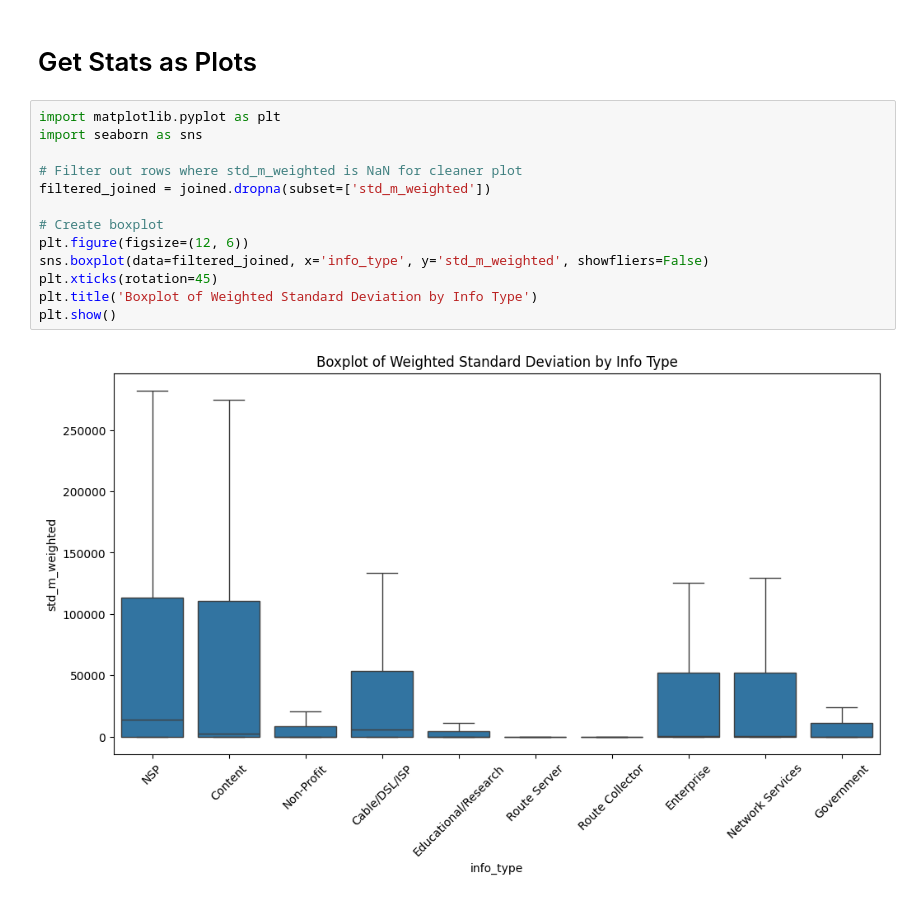
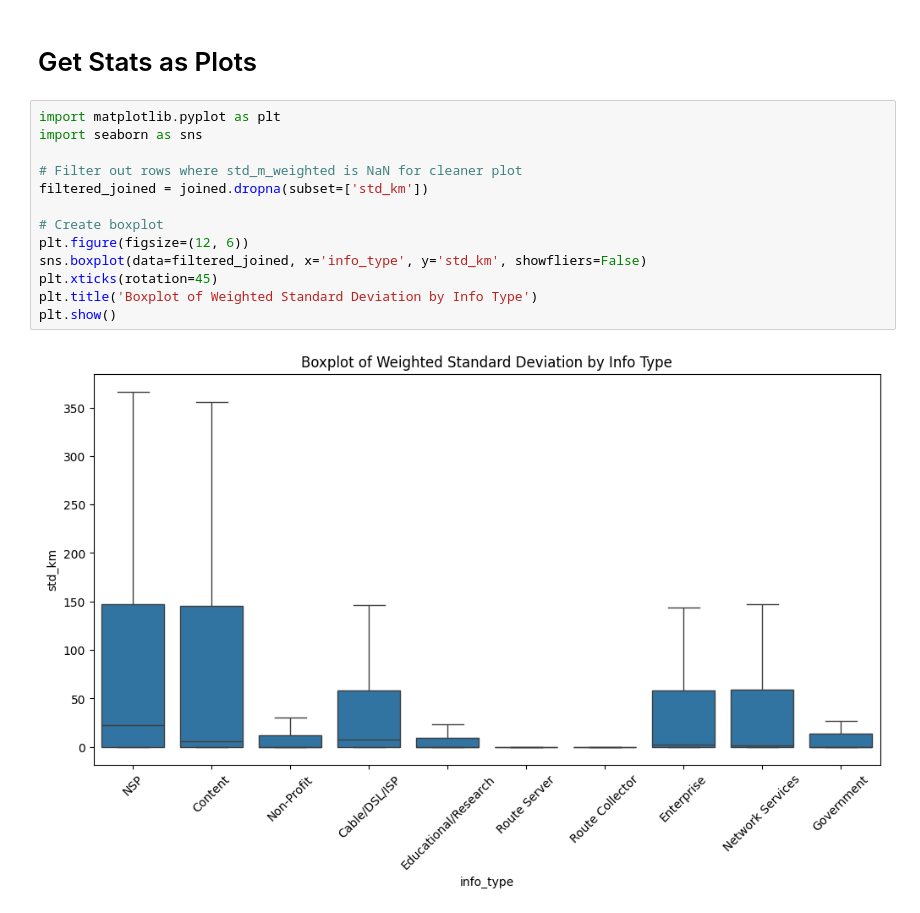
Before and after one commit to JohannesHartUniKassel/asn-classifier, a Jupyter notebook: notebooks/research/evaluate_geolocations.ipynb, the cells around one changed output. Saved outputs shown, nothing was run; the diff lists cells and outputs as text.

```diff
--- a/notebooks/research/evaluate_geolocations.ipynb
+++ b/notebooks/research/evaluate_geolocations.ipynb
@@ -124,18 +168,18 @@ joined.head()
 # %%
 import matplotlib.pyplot as plt
 import seaborn as sns
 
 # Filter out rows where std_m_weighted is NaN for cleaner plot
-filtered_joined = joined.dropna(subset=['std_m_weighted'])
+filtered_joined = joined.dropna(subset=['std_km'])
 
 # Create boxplot
 plt.figure(figsize=(12, 6))
-sns.boxplot(data=filtered_joined, x='info_type', y='std_m_weighted', showfliers=False)
+sns.boxplot(data=filtered_joined, x='info_type', y='std_km', showfliers=False)
 plt.xticks(rotation=45)
 plt.title('Boxplot of Weighted Standard Deviation by Info Type')
 plt.show()
 # %% [output]
-[figure, old version]
+[figure, new version]
 # %%
 import matplotlib.pyplot as plt
 import seaborn as sns
```
Also changed, not shown: parts of 17 cells of this notebook, 1 other file.
